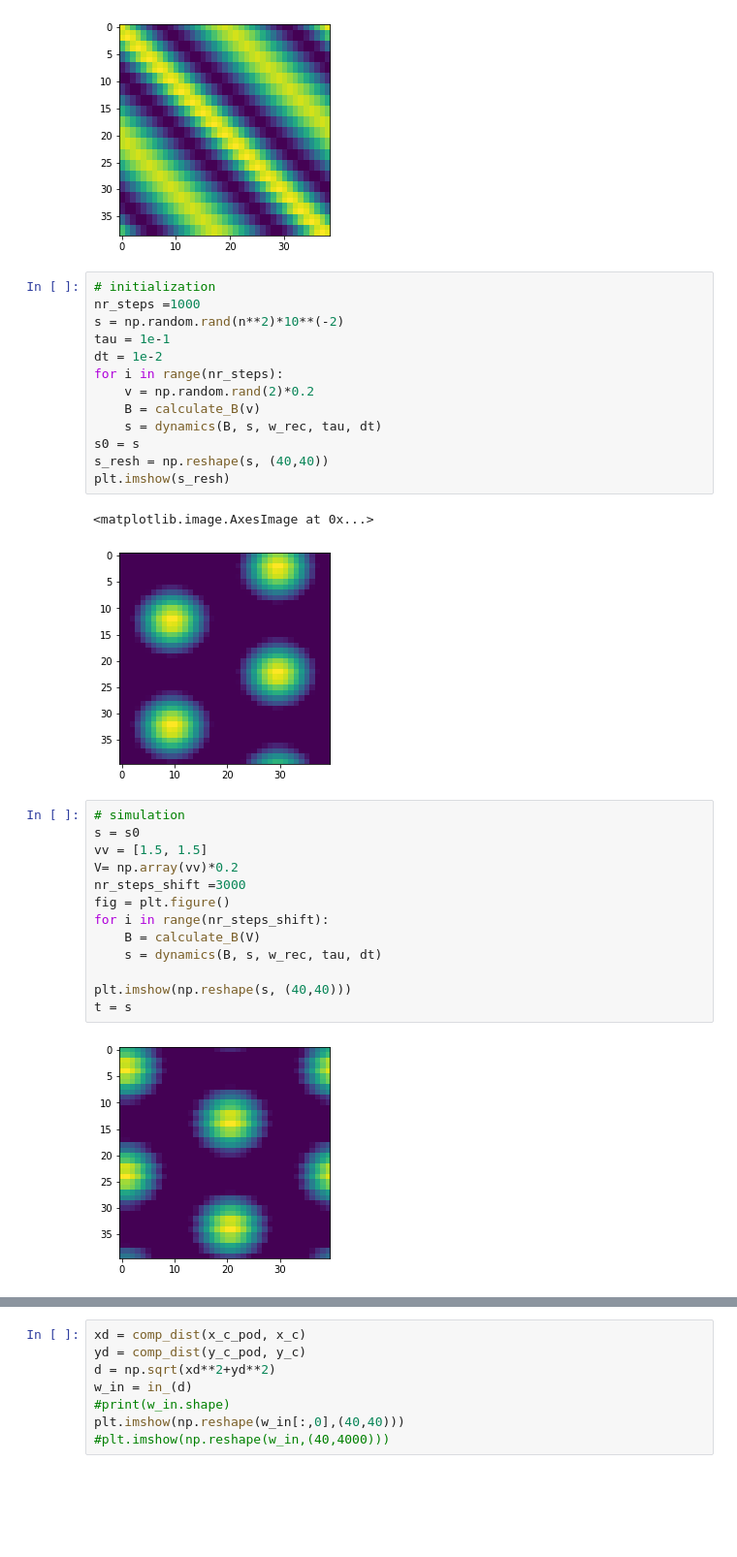
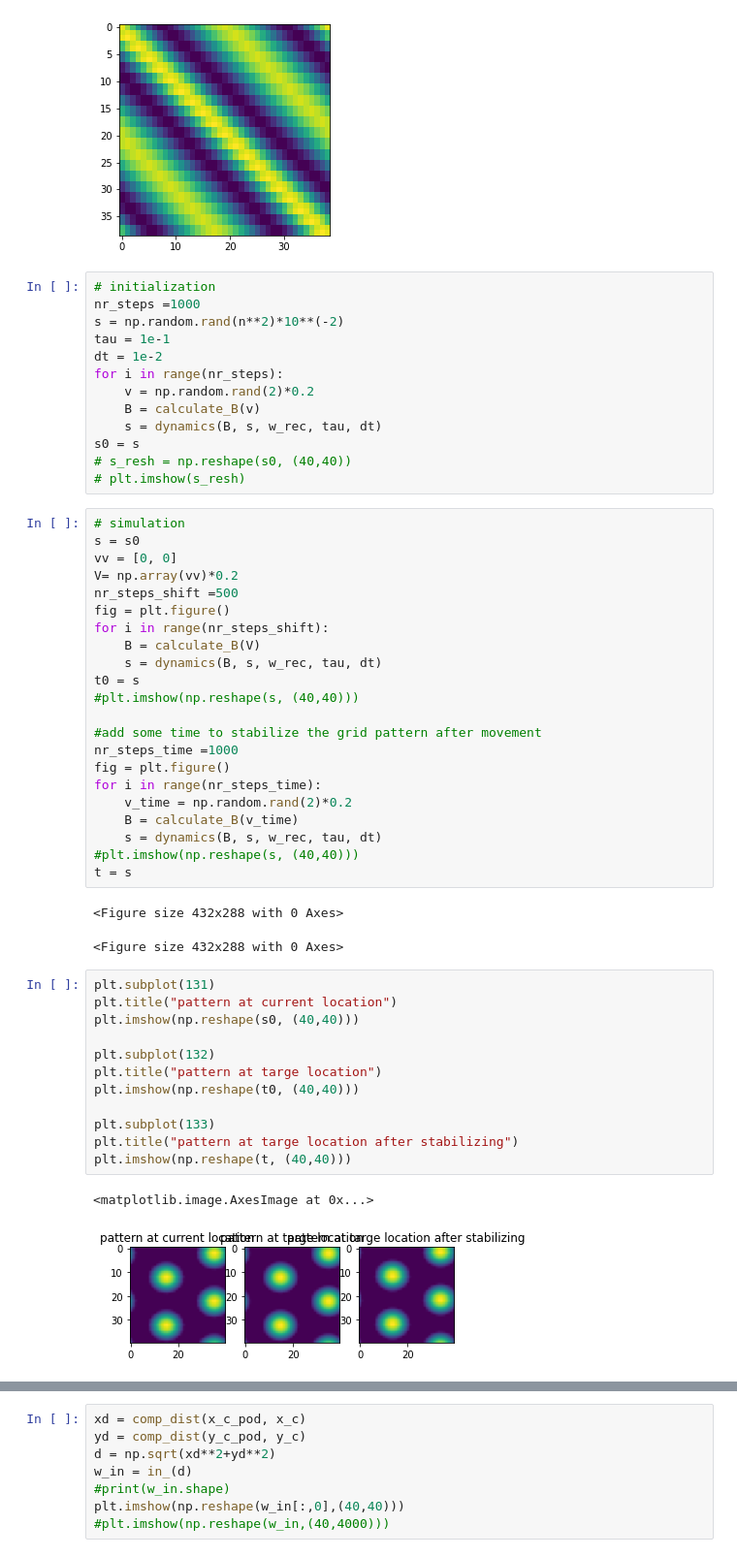
Before and after one commit to RaufHood/thesis, a Jupyter notebook: phaseoffset.ipynb, the cells around one changed output, grey strips where cells are left out. Shown at 97% size. Cells and saved outputs as stored; diff of their text form; blank space fills up the shorter version.

```diff
--- a/phaseoffset.ipynb
+++ b/phaseoffset.ipynb
@@ -81,26 +81,48 @@ for i in range(nr_steps):
     B = calculate_B(v)
     s = dynamics(B, s, w_rec, tau, dt)
 s0 = s
-s_resh = np.reshape(s, (40,40))
-plt.imshow(s_resh)
+# s_resh = np.reshape(s0, (40,40))
+# plt.imshow(s_resh)
-# %% [output]
-<matplotlib.image.AxesImage at 0x...>
-[figure, removed]
 # %%
 # simulation
 s = s0
-vv = [1.5, 1.5]
+vv = [0, 0]
 V= np.array(vv)*0.2
-nr_steps_shift =3000
+nr_steps_shift =500
 fig = plt.figure()
 for i in range(nr_steps_shift):
     B = calculate_B(V)
     s = dynamics(B, s, w_rec, tau, dt)
+t0 = s
+#plt.imshow(np.reshape(s, (40,40)))
 
-plt.imshow(np.reshape(s, (40,40)))
+#add some time to stabilize the grid pattern after movement
+nr_steps_time =1000
+fig = plt.figure()
+for i in range(nr_steps_time):
+    v_time = np.random.rand(2)*0.2
+    B = calculate_B(v_time)
+    s = dynamics(B, s, w_rec, tau, dt)
+#plt.imshow(np.reshape(s, (40,40)))
 t = s
 # %% [output]
-[figure, removed]
+<Figure size 432x288 with 0 Axes>
+<Figure size 432x288 with 0 Axes>
+# %%
+plt.subplot(131)
+plt.title("pattern at current location")
+plt.imshow(np.reshape(s0, (40,40)))
+
+plt.subplot(132)
+plt.title("pattern at targe location")
+plt.imshow(np.reshape(t0, (40,40)))
+
+plt.subplot(133)
+plt.title("pattern at targe location after stabilizing")
+plt.imshow(np.reshape(t, (40,40)))
+# %% [output]
+<matplotlib.image.AxesImage at 0x...>
+[figure, added]
 # %%
 def in_(d):
     eta = 0.25
```
Also changed, not shown: parts of 11 cells of this notebook, 2 other files.
